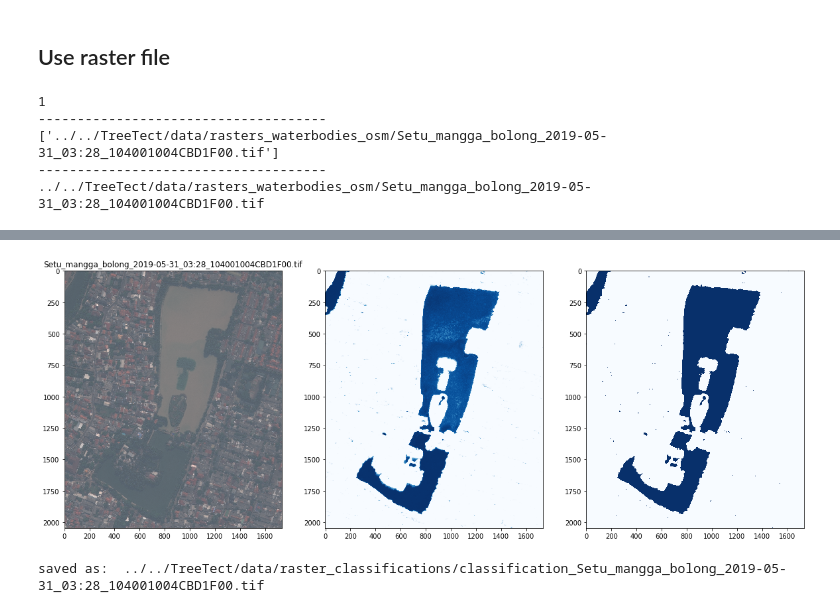
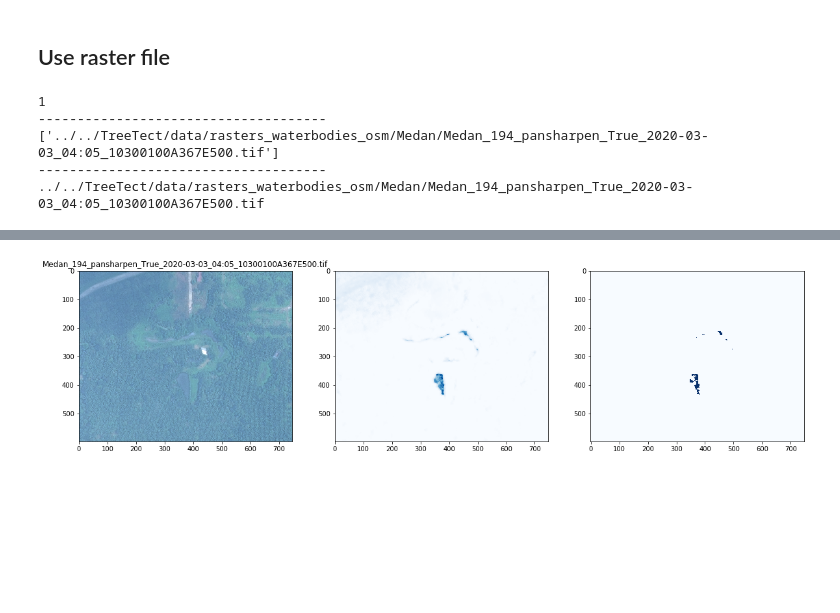
Before and after one commit to krakchris/GCW_toolkit, a Jupyter notebook: 03_create_classification/MLP_classification.ipynb, the cells around one changed output, grey strips where cells are left out. Drawn from its saved outputs; the diff is of its cells as text; code cells hidden in the pictures; blank space fills up the shorter version.

```diff
--- a/03_create_classification/MLP_classification.ipynb
+++ b/03_create_classification/MLP_classification.ipynb
@@ -472,7 +487,11 @@ path
 ## Use raster file
 # %%
 # find files in shapefile folder
-raster_files_path = '../../TreeTect/data/rasters_waterbodies_osm/Setu_m*.tif'
+
+name = 'Medan_194'
+
+
+raster_files_path = '../../TreeTect/data/rasters_waterbodies_osm/**/{}*.tif'.format(name)
 raster_files = glob.glob(raster_files_path)
 file_path = raster_files[0]
 
@@ -484,13 +503,14 @@ print(file_path)
 # %% [output]
 1
 -------------------------------------
-['../../TreeTect/data/rasters_waterbodies_osm/Setu_mangga_bolong_2019-05-31_03:28_104001004CBD1F00.tif']
+['../../TreeTect/data/rasters_waterbodies_osm/Medan/Medan_194_pansharpen_True_2020-03-03_04:05_10300100A367E500.tif']
 -------------------------------------
-../../TreeTect/data/rasters_waterbodies_osm/Setu_mangga_bolong_2019-05-31_03:28_104001004CBD1F00.tif
+../../TreeTect/data/rasters_waterbodies_osm/Medan/Medan_194_pansharpen_True_2020-03-03_04:05_10300100A367E500.tif
 # %%
 
 for file_path in np.array(pd.DataFrame(raster_files).sample(1)).flatten():
 
+    print(file_path)
     filename = file_path.split('/')[-1]
 
     import rasterio
@@ -503,25 +523,24 @@ for file_path in np.array(pd.DataFrame(raster_files).sample(1)).flatten():
     height = dataset.meta['height']
 
     # Split image data into band layers
-    blocksize = 1
-
-    coastal = data[0] # threshold_local(data[0], blocksize, offset=0)
-    blue    = data[1] # threshold_local(data[1], blocksize, offset=0)
-    green   = data[2] # threshold_local(data[2], blocksize, offset=0)
-    yellow  = data[3] # threshold_local(data[3], blocksize, offset=0)
-    red     = data[4] # threshold_local(data[4], blocksize, offset=0)
-    red_edge = data[5] # threshold_local(data[5], blocksize, offset=0)
-    nir1 = data[6] # threshold_local(data[6], blocksize, offset=0)
-    nir2 = data[7] # threshold_local(data[7], blocksize, offset=0)
+    coastal = data[0]
+    blue    = data[1]
+    green   = data[2]
+    yellow  = data[3]
+    red     = data[4]
+    red_edge = data[5]
+    nir1 = data[6]
+    nir2 = data[7]
 
     # get info from filenames
     stringlist = file_path.split('/')[-1].split('_')
     image_id = stringlist[-1].split('.')[0]
 
+    # get metadata from GBDX
     record = gbdx.catalog.get(image_id)
 
+    # add metadata to data
     i = 8
-
     for property_name in property_names:
 
             try:
@@ -547,17 +566,10 @@ for file_path in np.array(pd.DataFrame(raster_files).sample(1)).flatten():
 
     # Stack arrays in sequence vertically (row wise)
     image_array = np.vstack([data,ndvi,ndwi, wwi])
-
-    # variable_selection = range(17)
-
+    # select all variables of interest
     image_array = image_array[variable_selection,:,:]
 
-    # image_array = data
-
-    image_array.shape
-
     ### Reshape the data prior to feeding it through the model.
-
     # Flatten the two-dimensional imagery (i.e., Reshape)
     d2, h2, w2 = image_array.shape
     data_pred = np.reshape(image_array,(d2,h2*w2)).T
@@ -570,17 +582,10 @@ for file_path in np.array(pd.DataFrame(raster_files).sample(1)).flatten():
     labels_pred = model.predict(data_pred, verbose = 1, workers = 4)
     labels_pred = np.reshape(labels_pred,(h2,w2))
 
-    ### Plot the predictions and the derived threshold.
-
-
+    ### Calculate threshold for classification
     thresh = filters.threshold_otsu(labels_pred)
-#     sns.kdeplot(labels_pred.flatten(),cut=0);
-#     plt.axvline(thresh, color='k', ls='--');
-#     plt.draw()
-#     plt.show()
 
     ### Plot the input image alongside its corresponding predictions.
-
     plt.figure(figsize=(20,20))
     plt.subplot(131);plt.imshow(rgb_from_raster(data, 0.0)); plt.title(filename)
     plt.subplot(132);plt.imshow(labels_pred, cmap = 'Blues');
@@ -588,25 +593,11 @@ for file_path in np.array(pd.DataFrame(raster_files).sample(1)).flatten():
     plt.draw()
     plt.show()
 
-    # save classifications
+    ### save classifications to raster
+    labels_pred = labels_pred.astype(float)
+
     array_classification = labels_pred > thresh
     array_classification = array_classification.astype(float)
 
     classification_filename = '../../TreeTect/data/raster_classifications/classification_' + filename
-
-    with rasterio.open(
-        classification_filename,
-        'w',
-        driver='GTiff',
-        height=array_classification.shape[0],
-        width=array_classification.shape[1],
-        count=1,
-        dtype=array_classification.dtype,
-        crs='+proj=latlong',
-        transform=transform,
-    ) as dst:
-        dst.write(array_classification, 1)
-
-
-    print('saved as: ', classification_filename)
 # %% [output]
@@ -614,5 +606,4 @@ for file_path in np.array(pd.DataFrame(raster_files).sample(1)).flatten():
-[figure, old version]
+[figure, new version]
-saved as:  ../../TreeTect/data/raster_classifications/classification_Setu_mangga_bolong_2019-05-31_03:28_104001004CBD1F00.tif
 # %%
 with rasterio.open(
     classification_filename,
```
Also changed, not shown: parts of 13 cells of this notebook, 7 other files.
